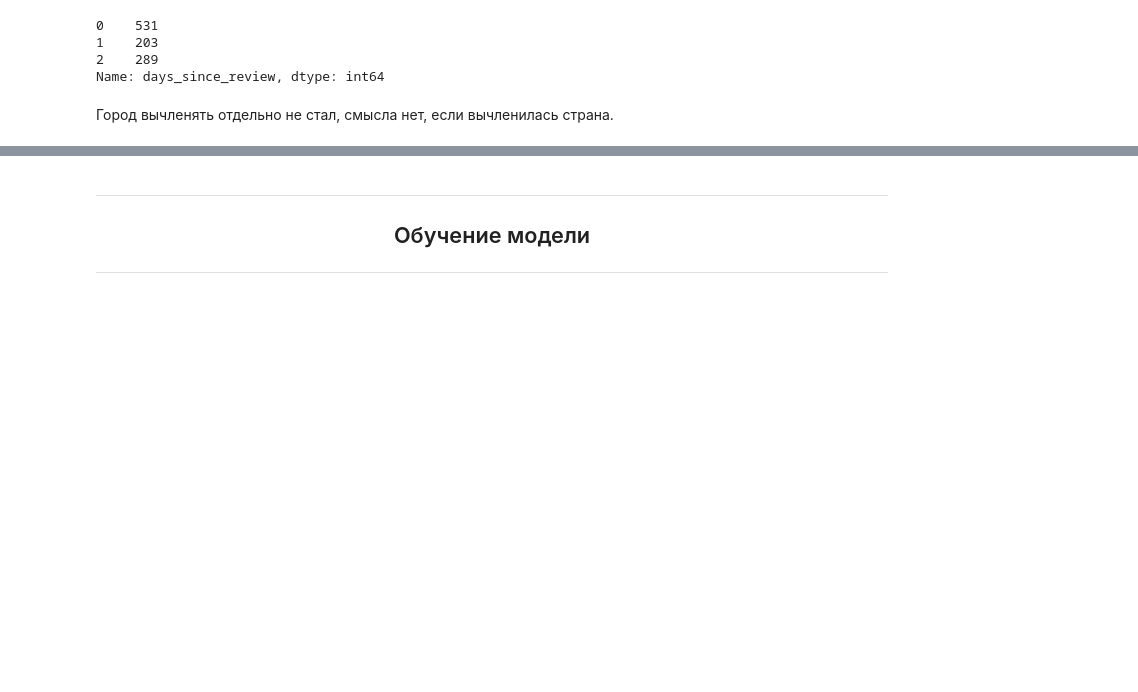
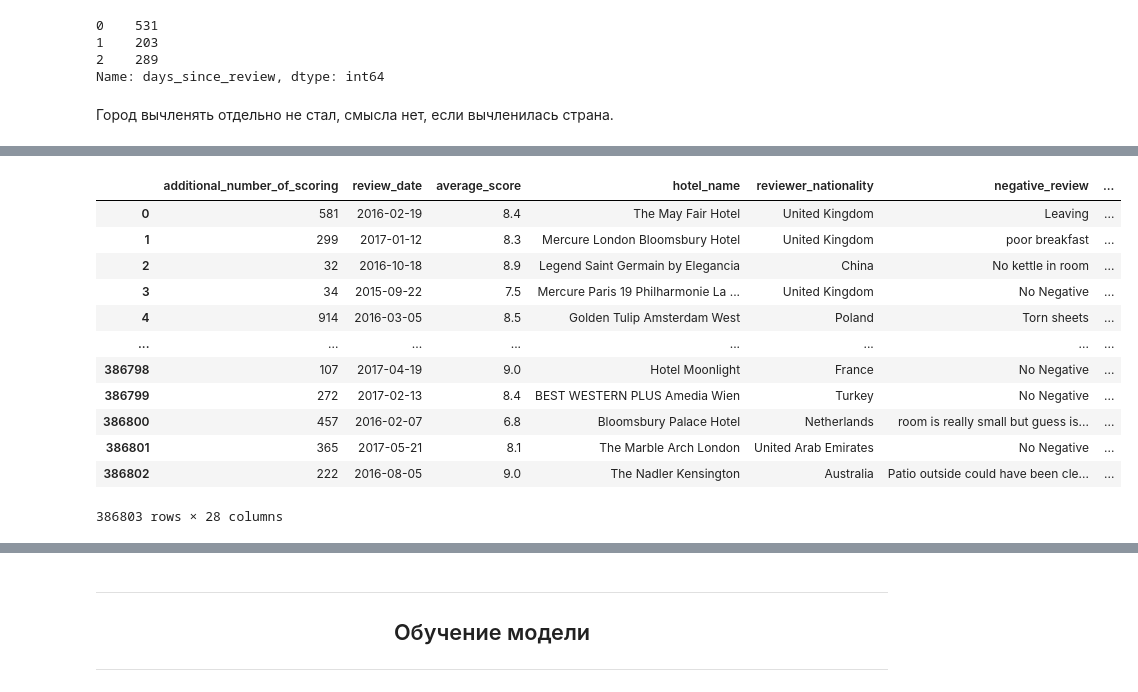
Before and after one commit to Elancinos/SF_DS_COURSE, a Jupyter notebook: Project_3/Project_3-dataCleaning.ipynb, the cells around one changed output, grey strips where cells are left out. Cells and saved outputs as stored; diff of their text form; code cells hidden in the pictures; blank space fills up the shorter version.

```diff
--- a/Project_3/Project_3-dataCleaning.ipynb
+++ b/Project_3/Project_3-dataCleaning.ipynb
@@ -261,0 +260,26 @@ print(tags_dataset['tags'].unique())
+# %%
+#Делаем из посчитанных данных обычный список из тегов
+tags = tags_dataset['tags'].value_counts().reset_index()
+tags.columns = ['Tag', 'Counter']
+tags_list = tags['Tag'].to_list()
+display(tags_list)
+
+#Делаем список тегов времени проживания в отеле
+stay_list = []
+for item in tags_list:
+    if 'Stayed' in item.split():
+        if item not in stay_list:
+            stay_list.append(item)
+        else:
+            continue
+
+
+def tags_convert_func(string):
+    global stay_list
+    sep_string = string[2:-2]
+    sep_string = sep_string.strip().split(' \', \' ')
+    for tag in sep_string:
+        if tag in stay_list:
+            return tag
+
+hotels['stay_status'] = hotels['tags'].apply(tags_convert_func)
@@ -262,3 +304,27 @@ print(tags_dataset['tags'].unique())
+# %%
+hotels['Leisure_trip'] = hotels['tags'].apply(lambda x: 1 if 'Leisure trip' in x else 0)
+hotels['Business_trip'] = hotels['tags'].apply(lambda x: 1 if 'Business trip' in x else 0)
+hotels['Submitted_from_mobile'] = hotels['tags'].apply(lambda x: 1 if 'Submitted from a mobile device' in x else 0)
+hotels['Solo_traveler'] = hotels['tags'].apply(lambda x: 1 if 'Solo traveler' in x else 0)
+hotels['Couple'] = hotels['tags'].apply(lambda x: 1 if 'Couple' in x else 0)
+hotels['Family_with_young_children'] = hotels['tags'].apply(lambda x: 1 if 'Family with young children' in x else 0)
+hotels['Family_with_older_children'] = hotels['tags'].apply(lambda x: 1 if 'Family with older children' in x else 0)
+hotels['Group'] = hotels['tags'].apply(lambda x: 1 if 'Group' in x else 0)
+hotels
+# %% [output]
+|  | additional_number_of_scoring | review_date | average_score | hotel_name | reviewer_nationality | negative_review | ... |
+| 0 | 581 | 2016-02-19 | 8.4 | The May Fair Hotel | United Kingdom | Leaving | ... |
+| 1 | 299 | 2017-01-12 | 8.3 | Mercure London Bloomsbury Hotel | United Kingdom | poor breakfast | ... |
+| 2 | 32 | 2016-10-18 | 8.9 | Legend Saint Germain by Elegancia | China | No kettle in room | ... |
+| 3 | 34 | 2015-09-22 | 7.5 | Mercure Paris 19 Philharmonie La ... | United Kingdom | No Negative | ... |
+| 4 | 914 | 2016-03-05 | 8.5 | Golden Tulip Amsterdam West | Poland | Torn sheets | ... |
+| ... | ... | ... | ... | ... | ... | ... | ... |
+| 386798 | 107 | 2017-04-19 | 9.0 | Hotel Moonlight | France | No Negative | ... |
+| 386799 | 272 | 2017-02-13 | 8.4 | BEST WESTERN PLUS Amedia Wien | Turkey | No Negative | ... |
+| 386800 | 457 | 2016-02-07 | 6.8 | Bloomsbury Palace Hotel | Netherlands | room is really small but guess is... | ... |
+| 386801 | 365 | 2017-05-21 | 8.1 | The Marble Arch London | United Arab Emirates | No Negative | ... |
+| 386802 | 222 | 2016-08-05 | 9.0 | The Nadler Kensington | Australia | Patio outside could have been cle... | ... |
+386803 rows × 28 columns
 # %%
 #Закодируем признаки однократным кодированием,
 #удалим закодированные столбцы
```
Also changed, not shown: parts of 8 cells of this notebook.
